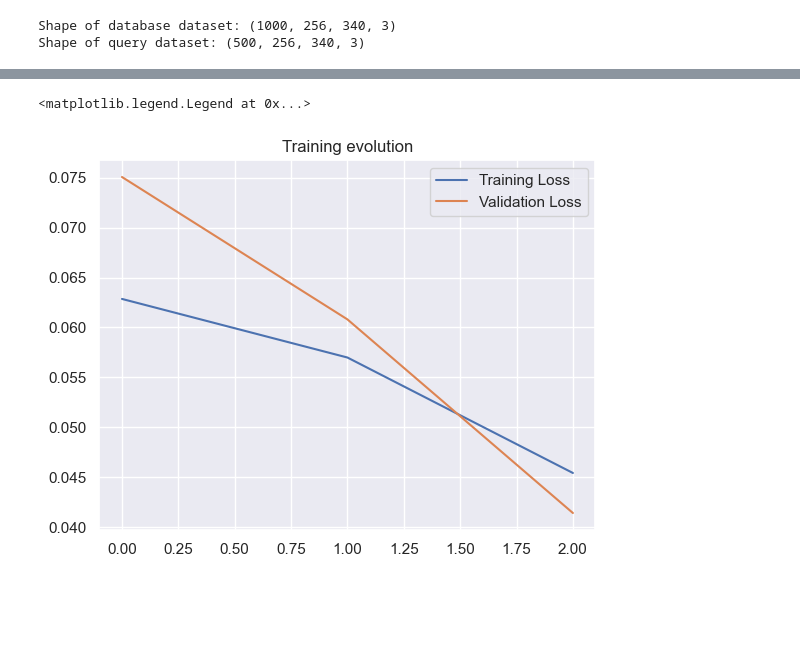
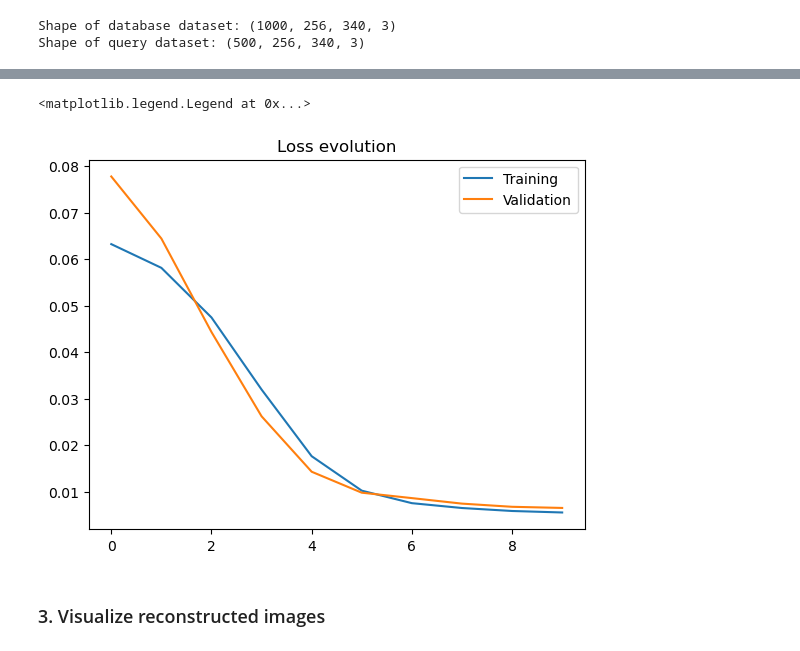
Before and after one commit to Bindila-Bogdan/Content-Based-Image-Retrieval, a Jupyter notebook: notebooks/convolutional_autoencoder.ipynb, the cells around one changed output, grey strips where cells are left out. Cells and saved outputs as stored; diff of their text form; code cells hidden in the pictures; blank space fills up the shorter version.

Commit message:
display reconstructed images, store and load encodings

```diff
--- a/notebooks/convolutional_autoencoder.ipynb
+++ b/notebooks/convolutional_autoencoder.ipynb
@@ -5,32 +5,31 @@ import os
 import sys
 import json
 import h5py
+import random
 import numpy as np
 
-import seaborn as sns
 import matplotlib.pyplot as plt
 
 import tensorflow as tf
+import keras.utils as image
 from keras.models import Model
-from keras.preprocessing import image
-from keras.layers import Input, Conv2D, Conv2DTranspose
+from keras.callbacks import EarlyStopping
+from keras.layers import Input, Conv2D, Conv2DTranspose, MaxPooling2D, UpSampling2D
 
 
-sns.set()
-
 FOLDER_PATH = "../data/"
-DATABASE_FILE_NAME = "database/database_lite.json"
-QUERY_FILE_NAME = "query/query_lite.json"
+DATABASE_PATH = "database/database_lite.json"
+QUERY_PATH = "query/query_lite.json"
 SIMILARITY_FILE_NAME = "london_lite_gt.h5"
 # %%
 # map
-with open(FOLDER_PATH + DATABASE_FILE_NAME, "r") as f:
+with open(FOLDER_PATH + DATABASE_PATH, "r") as f:
     m_idx = json.load(f)
     m_imgs = np.array(m_idx["im_paths"])
     m_loc = np.array(m_idx["loc"])
 
 # query
-with open(FOLDER_PATH + QUERY_FILE_NAME, "r") as f:
+with open(FOLDER_PATH + QUERY_PATH, "r") as f:
     q_idx = json.load(f)
     q_imgs = np.array(q_idx["im_paths"])
     q_loc = np.array(q_idx["loc"])
@@ -133,14 +134,14 @@ display_reshaped_image(database_images, m_imgs, image_index=6)
 # %%
 input_layer = Input(shape=smallest_image_shape)
 conv_2d_1 = Conv2D(16, (3, 3), activation='relu', padding='same', strides=2)(input_layer)
-conv_2d_2 = Conv2D(8, (3, 3), activation='relu', padding='same', strides=2)(conv_2d_1)
+bootleneck = Conv2D(8, (3, 3), activation='relu', padding='same', strides=2)(conv_2d_1)
 
-conv_2d_t_1 = Conv2DTranspose(8, kernel_size=3, strides=2, activation='relu', padding='same')(conv_2d_2)
+conv_2d_t_1 = Conv2DTranspose(8, kernel_size=3, strides=2, activation='relu', padding='same')(bootleneck)
 conv_2d_t_2 = Conv2DTranspose(16, kernel_size=3, strides=2, activation='relu', padding='same')(conv_2d_t_1)
 output_layer = Conv2D(3, kernel_size=(3, 3), activation='sigmoid', padding='same')(conv_2d_t_2)
 
 autoencoder = Model(inputs=input_layer, outputs=output_layer)
-encoder = Model(inputs=input_layer, outputs=conv_2d_2)
+encoder = Model(inputs=input_layer, outputs=bootleneck)
 
 autoencoder.compile(loss='mean_squared_error', optimizer='adam')
 autoencoder.summary()
@@ -163,5 +164,6 @@ Trainable params: 3795 (14.82 KB)
 Non-trainable params: 0 (0.00 Byte)
 _________________________________________________________________
 # %%
-history = autoencoder.fit(database_images, database_images, epochs=3, batch_size=64, validation_split=0.1, shuffle=True)
+callback = EarlyStopping(monitor='val_loss', patience=3)
+history = autoencoder.fit(database_images, database_images, epochs=10, batch_size=64, validation_split=0.1, shuffle=True, callbacks=[callback])
 # %% [output]
@@ -174,12 +190,12 @@ Epoch 3/3
 # %%
 plt.plot(history.history["loss"])
 plt.plot(history.history["val_loss"])
 
-plt.title("Training evolution")
-plt.legend(["Training Loss", "Validation Loss"])
+plt.title("Loss evolution")
+plt.legend(["Training", "Validation"])
 # %% [output]
 <matplotlib.legend.Legend at 0x...>
-[figure, old version]
+[figure, new version]
 # %%
 # TODO: define a cross-validation function
 # TODO: find the hyperparameters space
@@ -188,0 +203,2 @@ plt.legend(["Training Loss", "Validation Loss"])
+# %% [markdown]
+### 3. Visualize reconstructed images
```
Also changed, not shown: parts of 14 cells of this notebook.
